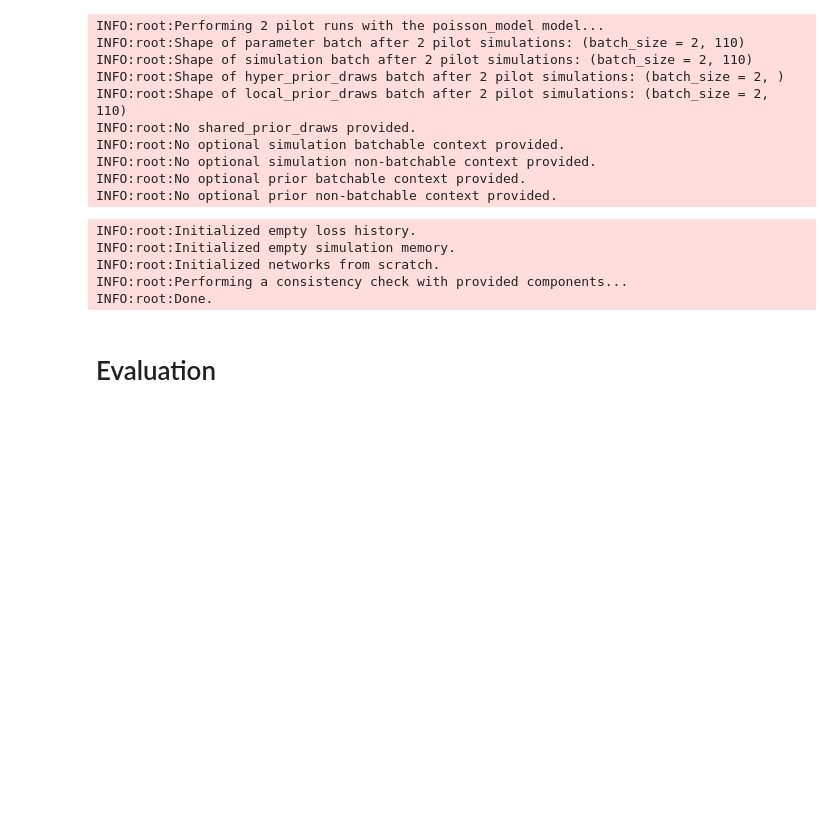
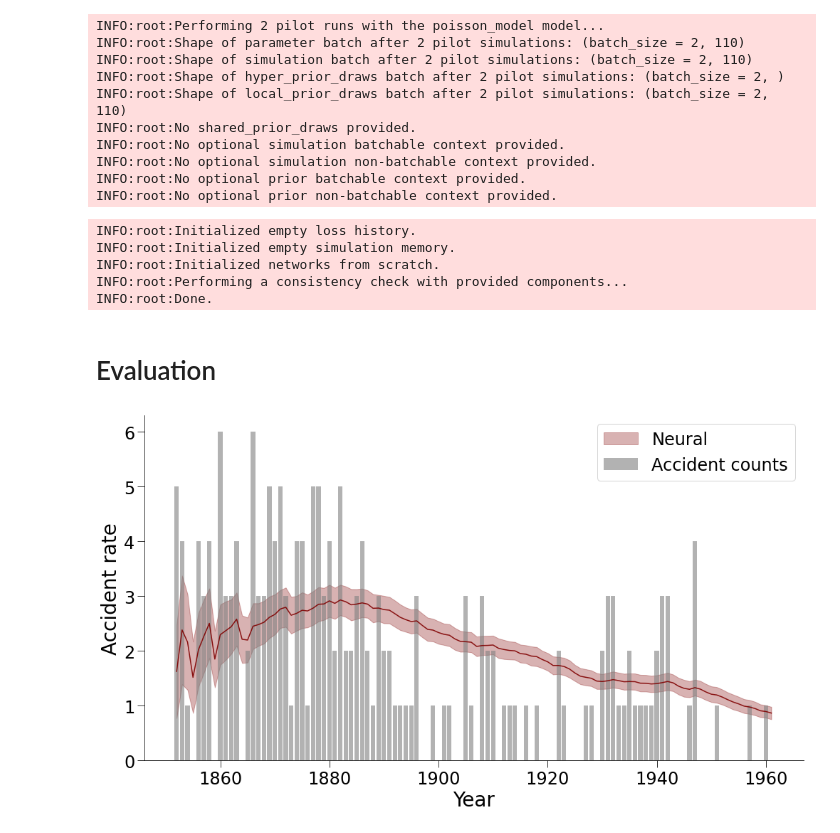
Before and after one commit to bayesflow-org/Neural-Superstatistics, a Jupyter notebook: applications/coal_mining/notebooks/bayesloop_benchmark.ipynb, the cells around one changed output. Cells and saved outputs as stored; diff of their text form; code cells hidden in the pictures; blank space fills up the shorter version.

Commit message:
Add finalized experiment

```diff
--- a/applications/coal_mining/notebooks/bayesloop_benchmark.ipynb
+++ b/applications/coal_mining/notebooks/bayesloop_benchmark.ipynb
@@ -38,11 +33,12 @@ INFO:root:Initialized networks from scratch.
 INFO:root:Performing a consistency check with provided components...
 INFO:root:Done.
 # %%
-history = experiment.run(epochs=25, iterations_per_epoch=1000, batch_size=32)
+history = experiment.run(epochs=10, iterations_per_epoch=1000, batch_size=32)
 # %% [markdown]
 # Evaluation
 # %%
-posterior_samples = experiment.amortizer.sample(coal_mining_data['disasters'][None, :, None], 1000)
+posterior_samples = experiment.amortizer.sample(
+    np.log1p(coal_mining_data['disasters'][None, :, None]), 1000)
 # %%
 local_samples = np.expm1(posterior_samples['local_samples'])
 post_mean = local_samples.mean(axis=0)
@@ -50,15 +46,17 @@ post_std = local_samples.std(axis=0)
 # %%
 time = coal_mining_data['year']
 plt.figure(figsize=(14, 8))
 plt.plot(time, post_mean, alpha=0.9, color='maroon')
-plt.fill_between(time, post_mean+post_std, post_std-post_std, alpha=0.3, label='Neural', edgecolor="none", color='maroon')
+plt.fill_between(time, post_mean+post_std, post_mean-post_std, alpha=0.3, label='Neural', edgecolor="none", color='maroon')
 
 plt.bar(time, coal_mining_data['disasters'], align='center', facecolor='gray', alpha=0.6, label="Accident counts")
 
 plt.ylabel('Accident rate', fontsize=28)
 plt.xlabel('Year', fontsize=28)
 plt.tick_params(axis='both', which='major', length=10, labelsize=24)
 
 plt.legend(fontsize=24)
 sns.despine()
 plt.tight_layout()
+# %% [output]
+[figure, added]
```
Also changed, not shown: parts of 2 cells of this notebook, 13 other files.
